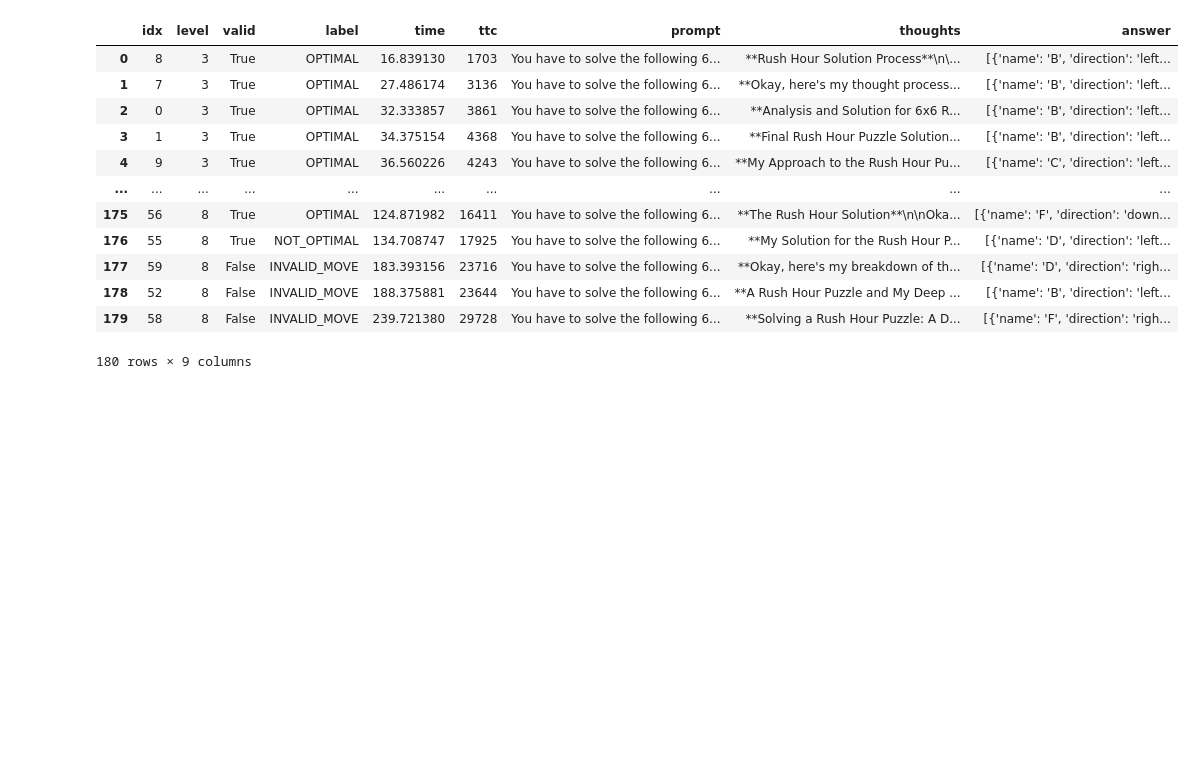
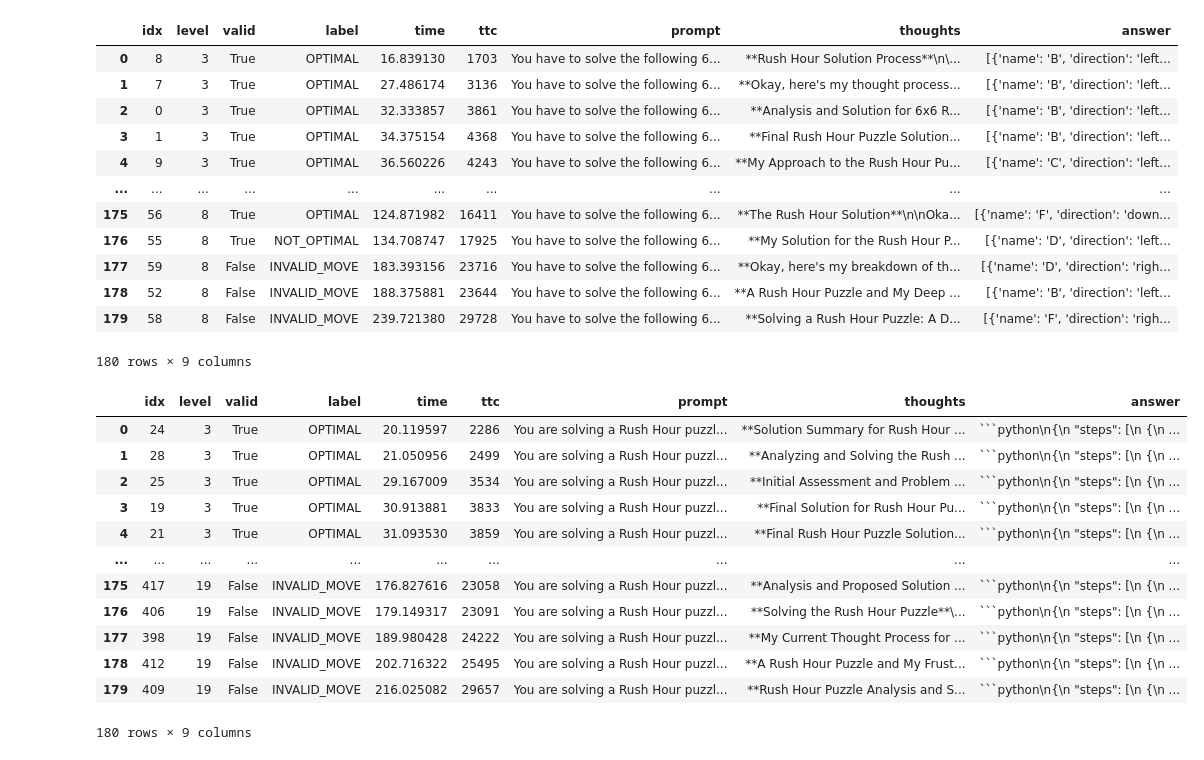
Before and after one commit to saintsauceee/visual-cot, a Jupyter notebook: analysis/generate_plot.ipynb, the cells around one changed output. Saved outputs shown, nothing was run; the diff lists cells and outputs as text; code cells hidden in the pictures; blank space fills up the shorter version.

````diff
--- a/analysis/generate_plot.ipynb
+++ b/analysis/generate_plot.ipynb
@@ -82,6 +80,28 @@ zero_shot
 | 178 | 52 | 8 | False | INVALID_MOVE | 188.375881 | 23644 | You have to solve the following 6... | **A Rush Hour Puzzle and My Deep ... | [{'name': 'B', 'direction': 'left... |
 | 179 | 58 | 8 | False | INVALID_MOVE | 239.721380 | 29728 | You have to solve the following 6... | **Solving a Rush Hour Puzzle: A D... | [{'name': 'F', 'direction': 'righ... |
 180 rows × 9 columns
+# %%
+# Load augmented results
+with open("../results_0shot_20251213_171307.json", "r", encoding="utf-8") as f:
+    data = json.load(f)
+
+augmented = pd.DataFrame(data)
+
+augmented
+# %% [output]
+|  | idx | level | valid | label | time | ttc | prompt | thoughts | answer |
+| 0 | 24 | 3 | True | OPTIMAL | 20.119597 | 2286 | You are solving a Rush Hour puzzl... | **Solution Summary for Rush Hour ... | ```python\n{\n "steps": [\n {\n ... |
+| 1 | 28 | 3 | True | OPTIMAL | 21.050956 | 2499 | You are solving a Rush Hour puzzl... | **Analyzing and Solving the Rush ... | ```python\n{\n "steps": [\n {\n ... |
+| 2 | 25 | 3 | True | OPTIMAL | 29.167009 | 3534 | You are solving a Rush Hour puzzl... | **Initial Assessment and Problem ... | ```python\n{\n "steps": [\n {\n ... |
+| 3 | 19 | 3 | True | OPTIMAL | 30.913881 | 3833 | You are solving a Rush Hour puzzl... | **Final Solution for Rush Hour Pu... | ```python\n{\n "steps": [\n {\n ... |
+| 4 | 21 | 3 | True | OPTIMAL | 31.093530 | 3859 | You are solving a Rush Hour puzzl... | **Final Rush Hour Puzzle Solution... | ```python\n{\n "steps": [\n {\n ... |
+| ... | ... | ... | ... | ... | ... | ... | ... | ... | ... |
+| 175 | 417 | 19 | False | INVALID_MOVE | 176.827616 | 23058 | You are solving a Rush Hour puzzl... | **Analysis and Proposed Solution ... | ```python\n{\n "steps": [\n {\n ... |
+| 176 | 406 | 19 | False | INVALID_MOVE | 179.149317 | 23091 | You are solving a Rush Hour puzzl... | **Solving the Rush Hour Puzzle**\... | ```python\n{\n "steps": [\n {\n ... |
+| 177 | 398 | 19 | False | INVALID_MOVE | 189.980428 | 24222 | You are solving a Rush Hour puzzl... | **My Current Thought Process for ... | ```python\n{\n "steps": [\n {\n ... |
+| 178 | 412 | 19 | False | INVALID_MOVE | 202.716322 | 25495 | You are solving a Rush Hour puzzl... | **A Rush Hour Puzzle and My Frust... | ```python\n{\n "steps": [\n {\n ... |
+| 179 | 409 | 19 | False | INVALID_MOVE | 216.025082 | 29657 | You are solving a Rush Hour puzzl... | **Rush Hour Puzzle Analysis and S... | ```python\n{\n "steps": [\n {\n ... |
+180 rows × 9 columns
 # %%
 levels = list(range(3, 21))
 
````
Also changed, not shown: parts of 7 cells of this notebook.
